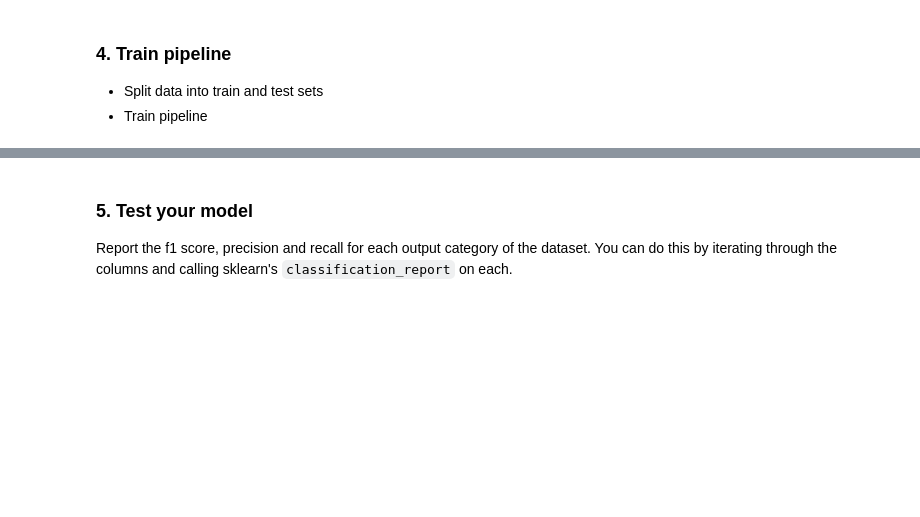
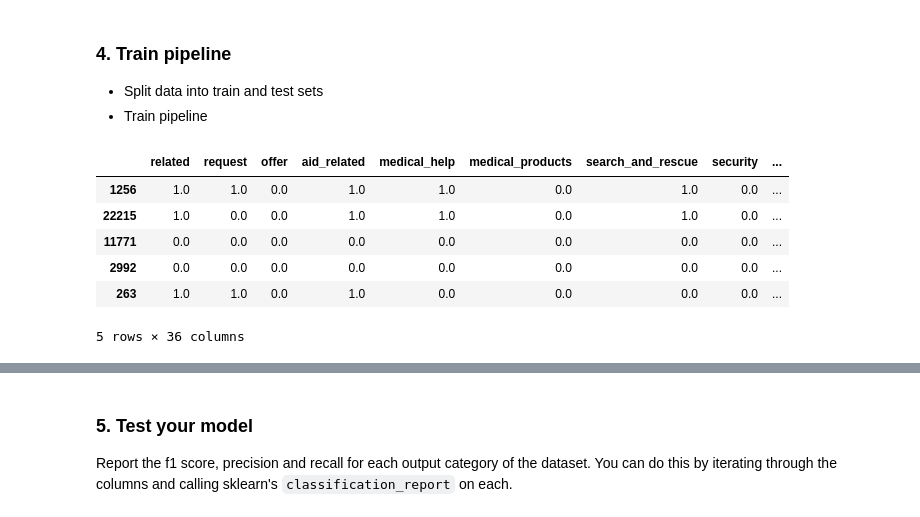
Before and after one commit to bdfaus/Disaster-Response-Pipeline, a Jupyter notebook: ML Pipeline Preparation.ipynb, the cells around one changed output, grey strips where cells are left out. Cells and saved outputs as stored; diff of their text form; code cells hidden in the pictures; blank space fills up the shorter version.

Commit message:
fix: ML pipeline
Resolves Machine Learning pipeline. Data can successfully be trained.

```diff
--- a/ML Pipeline Preparation.ipynb
+++ b/ML Pipeline Preparation.ipynb
@@ -57,0 +85,6 @@ y.head()
+# %%
+many_nans = y[y.isnull().any(axis=1)].index
+# %%
+y.drop(many_nans, inplace=True)
+# %%
+X.drop(many_nans, inplace=True)
@@ -119,6 +162,16 @@ pipeline = Pipeline(
 - Train pipeline
 # %%
 X_train, X_test, y_train, y_test = train_test_split(X,y,test_size=0.2, random_state=42)
+# %%
+y_train.head()
+# %% [output]
+|  | related | request | offer | aid_related | medical_help | medical_products | search_and_rescue | security | ... |
+| 1256 | 1.0 | 1.0 | 0.0 | 1.0 | 1.0 | 0.0 | 1.0 | 0.0 | ... |
+| 22215 | 1.0 | 0.0 | 0.0 | 1.0 | 1.0 | 0.0 | 1.0 | 0.0 | ... |
+| 11771 | 0.0 | 0.0 | 0.0 | 0.0 | 0.0 | 0.0 | 0.0 | 0.0 | ... |
+| 2992 | 0.0 | 0.0 | 0.0 | 0.0 | 0.0 | 0.0 | 0.0 | 0.0 | ... |
+| 263 | 1.0 | 1.0 | 0.0 | 1.0 | 0.0 | 0.0 | 0.0 | 0.0 | ... |
+5 rows × 36 columns
 # %%
 y_train.shape
 # %% [output]
```
Also changed, not shown: parts of 12 cells of this notebook.
